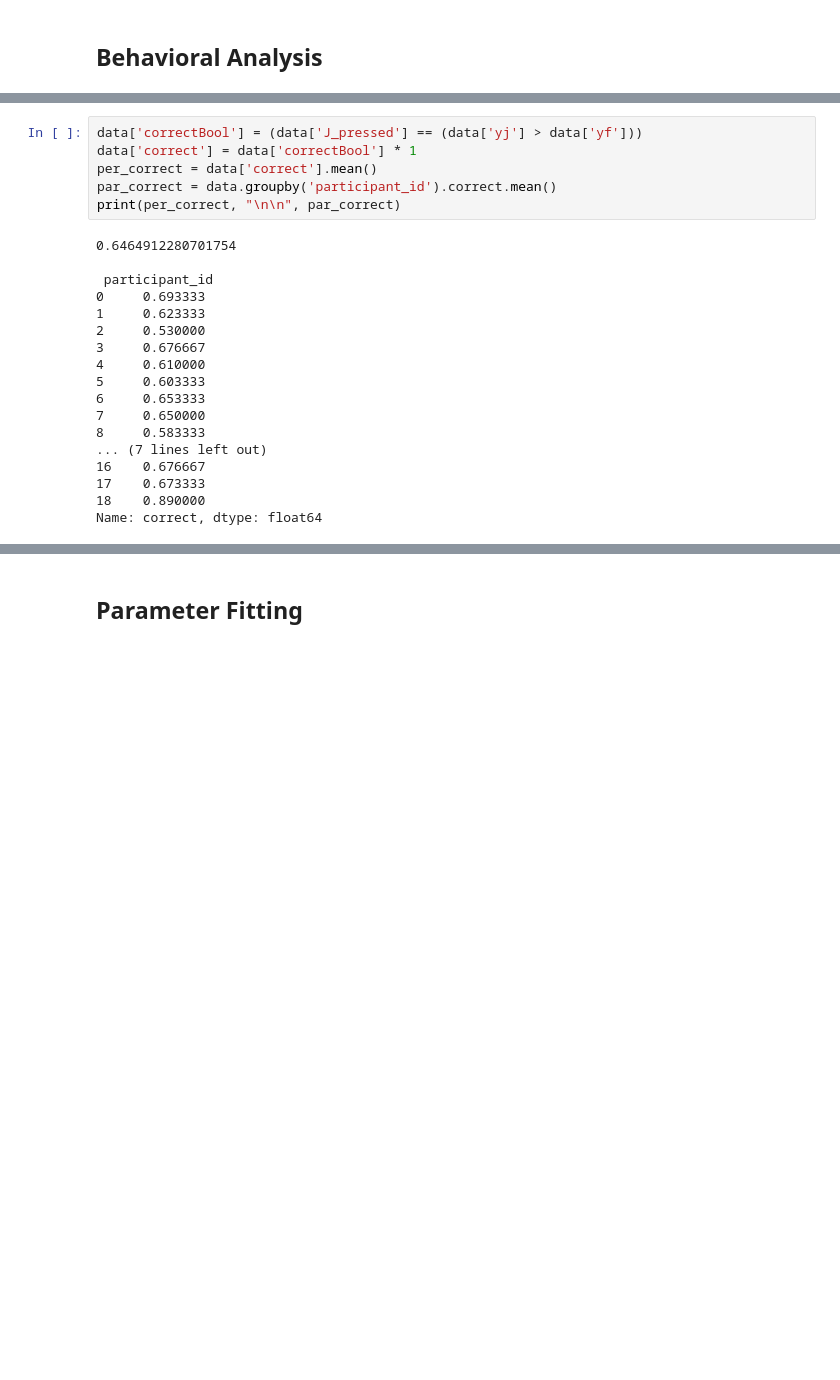
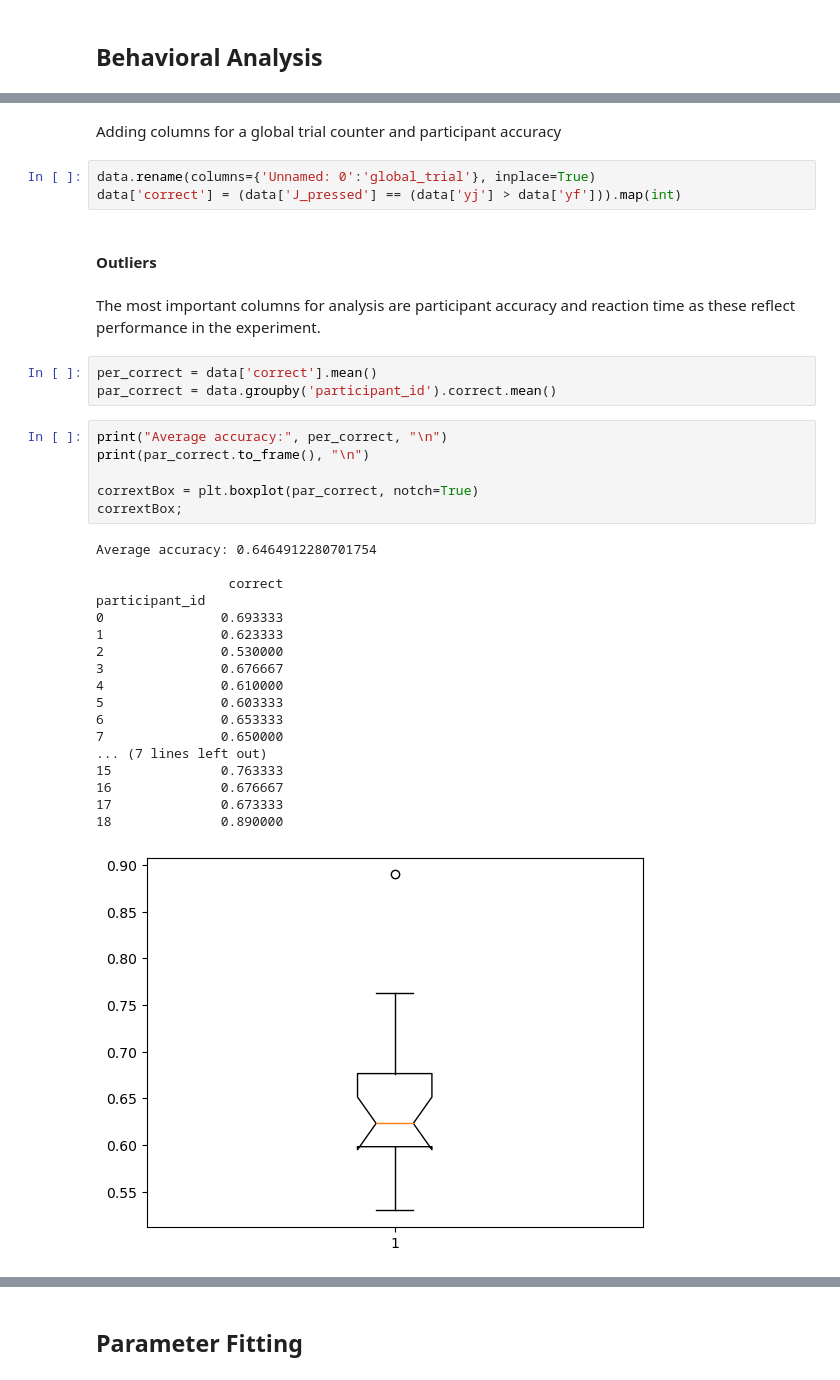
Before and after one commit to pulkitgoyal56/CCCP, a Jupyter notebook: CCCP.ipynb, the cells around one changed output, grey strips where cells are left out. Saved outputs shown, nothing was run; the diff lists cells and outputs as text; blank space fills up the shorter version.

Commit message:
Update CCCP.ipynb
Write up of behavioral analysis + model comparison visualizations

```diff
--- a/CCCP.ipynb
+++ b/CCCP.ipynb
@@ -56,24 +101,37 @@ Index(['Unnamed: 0', 'num_features', 'task', 'trial', 'w0', 'w1', 'w2', 'w3',
+# %% [markdown]
+Adding columns for a global trial counter and participant accuracy
+# %%
+data.rename(columns={'Unnamed: 0':'global_trial'}, inplace=True)
+data['correct'] = (data['J_pressed'] == (data['yj'] > data['yf'])).map(int)
+# %% [markdown]
+#### Outliers
+# %% [markdown]
+The most important columns for analysis are participant accuracy and reaction time as these reflect performance in the experiment.
+# %%
+per_correct = data['correct'].mean()
+par_correct = data.groupby('participant_id').correct.mean()
 # %%
-data['correctBool'] = (data['J_pressed'] == (data['yj'] > data['yf']))
-data['correct'] = data['correctBool'] * 1
-per_correct = data['correct'].mean()
-par_correct = data.groupby('participant_id').correct.mean()
-print(per_correct, "\n\n", par_correct)
+print("Average accuracy:", per_correct, "\n")
+print(par_correct.to_frame(), "\n")
+
+corrextBox = plt.boxplot(par_correct, notch=True)
+corrextBox;
 # %% [output]
-0.6464912280701754
+Average accuracy: 0.6464912280701754
 
- participant_id
-0     0.693333
-1     0.623333
-2     0.530000
-3     0.676667
-4     0.610000
-5     0.603333
-6     0.653333
-7     0.650000
-8     0.583333
+                 correct
+participant_id
+0               0.693333
+1               0.623333
+2               0.530000
+3               0.676667
+4               0.610000
+5               0.603333
+6               0.653333
+7               0.650000
 ... (7 lines left out)
-16    0.676667
-17    0.673333
-18    0.890000
-Name: correct, dtype: float64
+15              0.763333
+16              0.676667
+17              0.673333
+18              0.890000
+[figure, added]
```
Also changed, not shown: parts of 59 cells of this notebook.
